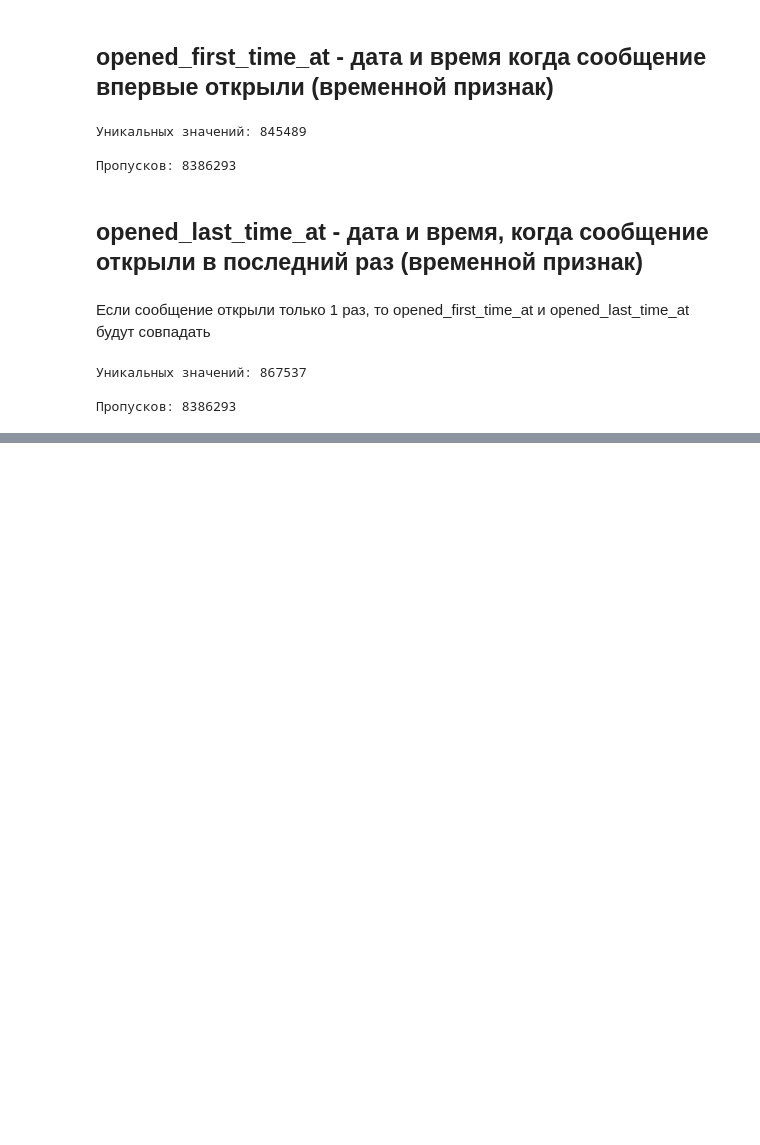
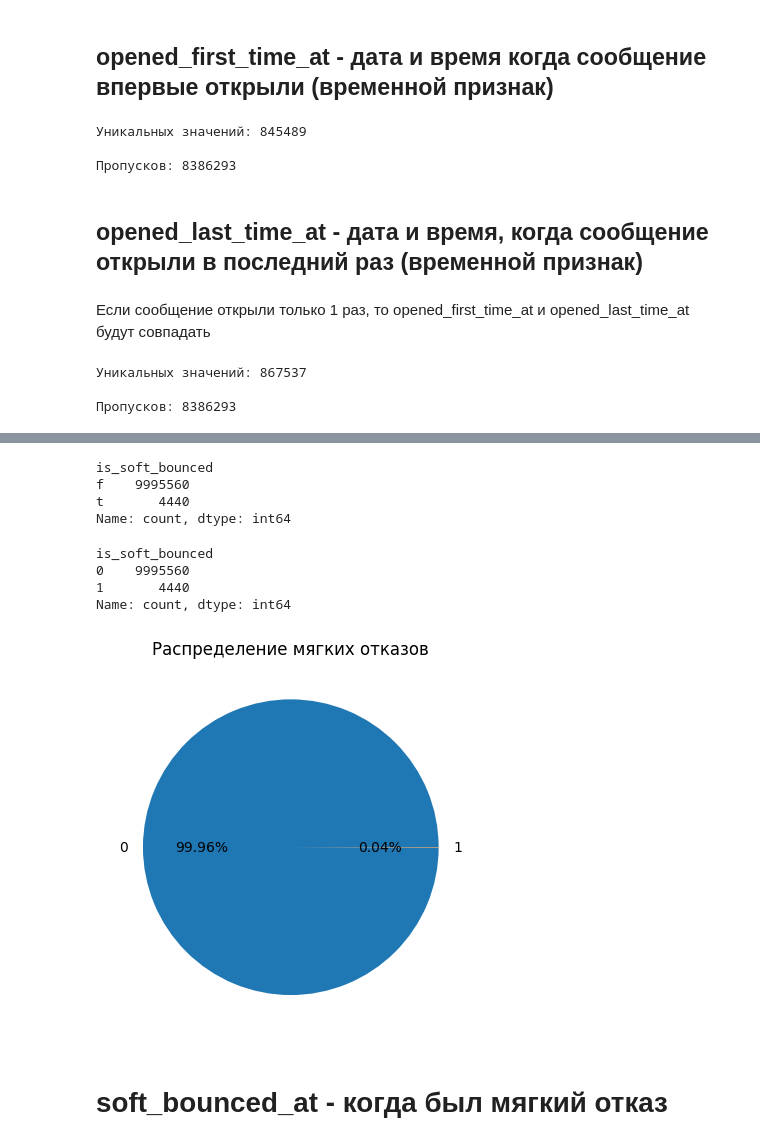
Before and after one commit to shmul999/ML_GP, a Jupyter notebook: code/gp.ipynb, the cells around one changed output, grey strips where cells are left out. Drawn from its saved outputs; the diff is of its cells as text; code cells hidden in the pictures; blank space fills up the shorter version.

```diff
--- a/code/gp.ipynb
+++ b/code/gp.ipynb
@@ -557,0 +744,30 @@ df.sample(10)
+# %%
+df_messages['is_soft_bounced'].value_counts()
+# %% [output]
+is_soft_bounced
+f    9995560
+t       4440
+Name: count, dtype: int64
+# %%
+def bin_code_is_soft_bounced(x):
+    return 1 if x == 't' else 0
+
+df_messages['is_soft_bounced'] = df_messages['is_soft_bounced'].apply(lambda x: bin_code_is_soft_bounced(x))
+
+df_messages['is_soft_bounced'].value_counts()
+# %% [output]
+is_soft_bounced
+0    9995560
+1       4440
+Name: count, dtype: int64
+# %%
+counts = df_messages['is_soft_bounced'].value_counts()
+plt.pie(counts, labels = counts.index, autopct= '%1.2f%%')
+
+plt.title('Распределение мягких отказов')
+
+plt.show()
+# %% [output]
+[figure, added]
+# %% [markdown]
+# soft_bounced_at - когда был мягкий отказ
```
Also changed, not shown: parts of 38 cells of this notebook.
